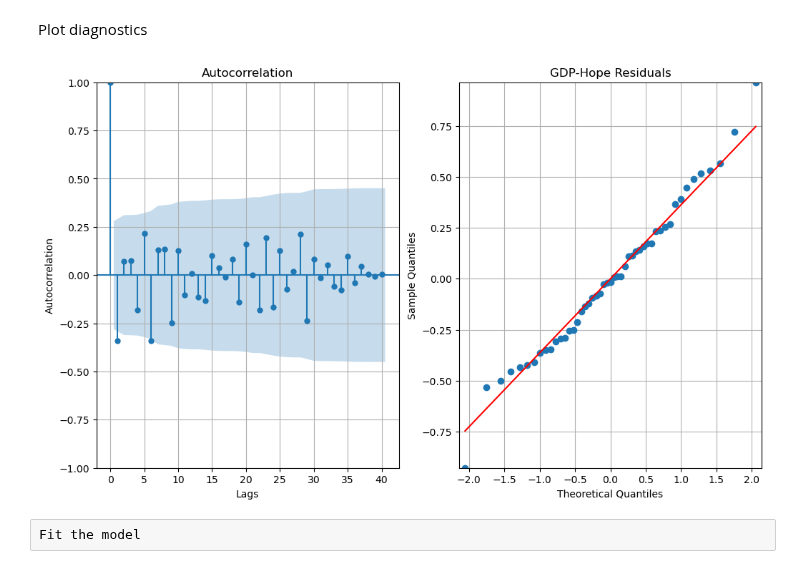
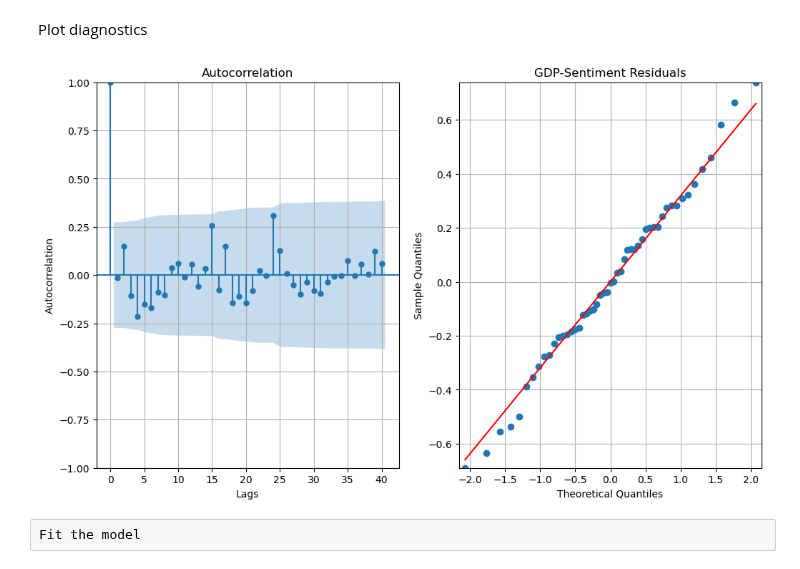
Before and after one commit to dominikpegler/computational-social-sciences, a Jupyter notebook: assignments/Assignment 4 - Socioeconomic analysis.ipynb, the cells around one changed output. Drawn from its saved outputs; the diff is of its cells as text; code cells hidden in the pictures.

```diff
--- a/assignments/Assignment 4 - Socioeconomic analysis.ipynb
+++ b/assignments/Assignment 4 - Socioeconomic analysis.ipynb
@@ -524,21 +568,21 @@ from statsmodels.stats.outliers_influence import OLSInfluence
 from statsmodels.stats.diagnostic import het_breuschpagan
 from scipy.stats import shapiro
 
-formula = "z_hope_out ~ year + GDP + GDPm5 + GDPp5 + GDPm10 + GDPp10 + GDPm15 + GDPp15 + GDPm20 + GDPp20 + GDPm1 + GDPp1 + GDPm6 + GDPp6 + GDPm11 + GDPp11 + GDPm16 + GDPp16 + GDPm2 + GDPp2 + GDPm7 + GDPp7 + GDPm12 + GDPp12 + GDPm17 + GDPp17 + GDPm3 + GDPp3 + GDPm8 + GDPp8 + GDPm13 + GDPp13 + GDPm18 + GDPp18 + GDPm4 + GDPp4 + GDPm9 + GDPp9 + GDPm14 + GDPp14 + GDPm19 + GDPp19"
+formula = "z_textblob ~ year + GDP + GDPm5 + GDPp5 + GDPm10 + GDPp10 + GDPm15 + GDPp15 + GDPm20 + GDPp20 + GDPm1 + GDPp1 + GDPm6 + GDPp6 + GDPm11 + GDPp11 + GDPm16 + GDPp16 + GDPm2 + GDPp2 + GDPm7 + GDPp7 + GDPm12 + GDPp12 + GDPm17 + GDPp17 + GDPm3 + GDPp3 + GDPm8 + GDPp8 + GDPm13 + GDPp13 + GDPm18 + GDPp18 + GDPm4 + GDPp4 + GDPm9 + GDPp9 + GDPm14 + GDPp14 + GDPm19 + GDPp19"
 
-full_model_hope_GDP = gls(
+full_model_sentiment_GDP = gls(
     formula,
     data=df_year_lags,
 )
 
-best_model_hope_GDP = sm.regression.linear_model.RegressionResultsWrapper(
+best_model_sentiment_GDP = sm.regression.linear_model.RegressionResultsWrapper(
     ols(formula, df_year_lags).fit()
 )
 
-res_best_model_hope_GDP = best_model_hope_GDP.resid
-shapiro_test = shapiro(res_best_model_hope_GDP)
+res_best_model_sentiment_GDP = best_model_sentiment_GDP.resid
+shapiro_test = shapiro(res_best_model_sentiment_GDP)
 
 
-best_model_hope_GDP.summary()
+best_model_sentiment_GDP.summary()
 # %% [output]
 OLS Regression Results
@@ -580,26 +624,26 @@ Plot diagnostics
 # %%
 from statsmodels.graphics.gofplots import qqplot
 
 fig, axs = plt.subplots(1, 2, figsize=(12, 7))
 
 # plot 1
-axs[0].set_title("GDP-Hope residual autocorrelation")
+axs[0].set_title("GDP-Sentiment residual autocorrelation")
 axs[0].set_xlabel("Lags")
 axs[0].set_ylabel("Autocorrelation")
 axs[0].grid(visible=True)
 axs[0].autoscale(tight=True)
-sm.graphics.tsa.plot_acf(res_best_model_hope_GDP, lags=40, ax=axs[0])
+sm.graphics.tsa.plot_acf(res_best_model_sentiment_GDP, lags=40, ax=axs[0])
 
 # plot 2
-axs[1].set_title("GDP-Hope Residuals")
+axs[1].set_title("GDP-Sentiment Residuals")
 axs[1].grid(visible=True)
 axs[1].autoscale(tight=True)
 
-qqplot(res_best_model_hope_GDP, line="s", ax=axs[1])
+qqplot(res_best_model_sentiment_GDP, line="s", ax=axs[1])
 
 fig.savefig("fig_lags_diagnostics.png")
 # %% [output]
-[figure, old version]
+[figure, new version]
 # %% [raw]
 Fit the model
 # %% [raw]
```
Also changed, not shown: parts of 13 cells of this notebook, 3 other files.
